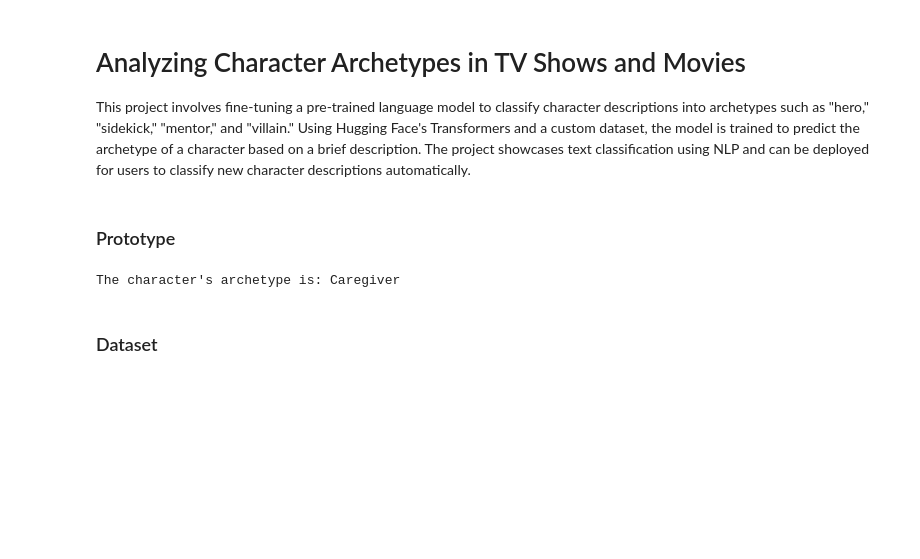
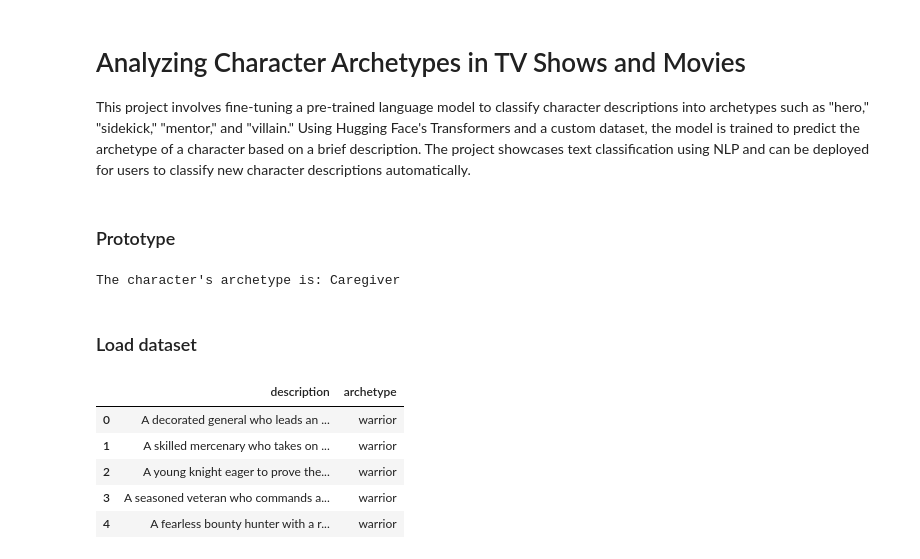
Before and after one commit to l-newbould/ArchetypeAI, a Jupyter notebook: ArchetypeAI.ipynb, the cells around one changed output. Cells and saved outputs as stored; diff of their text form; code cells hidden in the pictures; blank space fills up the shorter version.

```diff
--- a/ArchetypeAI.ipynb
+++ b/ArchetypeAI.ipynb
@@ -30,5 +30,3 @@ archetype = prototype_classify_character(character_description)
 print(f"The character's archetype is: {archetype}")
 # %% [output]
 The character's archetype is: Caregiver
-# %% [markdown]
-### Dataset
@@ -36,0 +33,2 @@ import pandas as pd
+# %% [markdown]
+### Load dataset
@@ -37,2 +40,11 @@ import pandas as pd
 # %%
 arch_data = pd.read_csv("archetype_data.csv")
+# %%
+arch_data.head()
+# %% [output]
+|  | description | archetype |
+| 0 | A decorated general who leads an ... | warrior |
+| 1 | A skilled mercenary who takes on ... | warrior |
+| 2 | A young knight eager to prove the... | warrior |
+| 3 | A seasoned veteran who commands a... | warrior |
+| 4 | A fearless bounty hunter with a r... | warrior |
```
Also changed, not shown: parts of 19 cells of this notebook.
